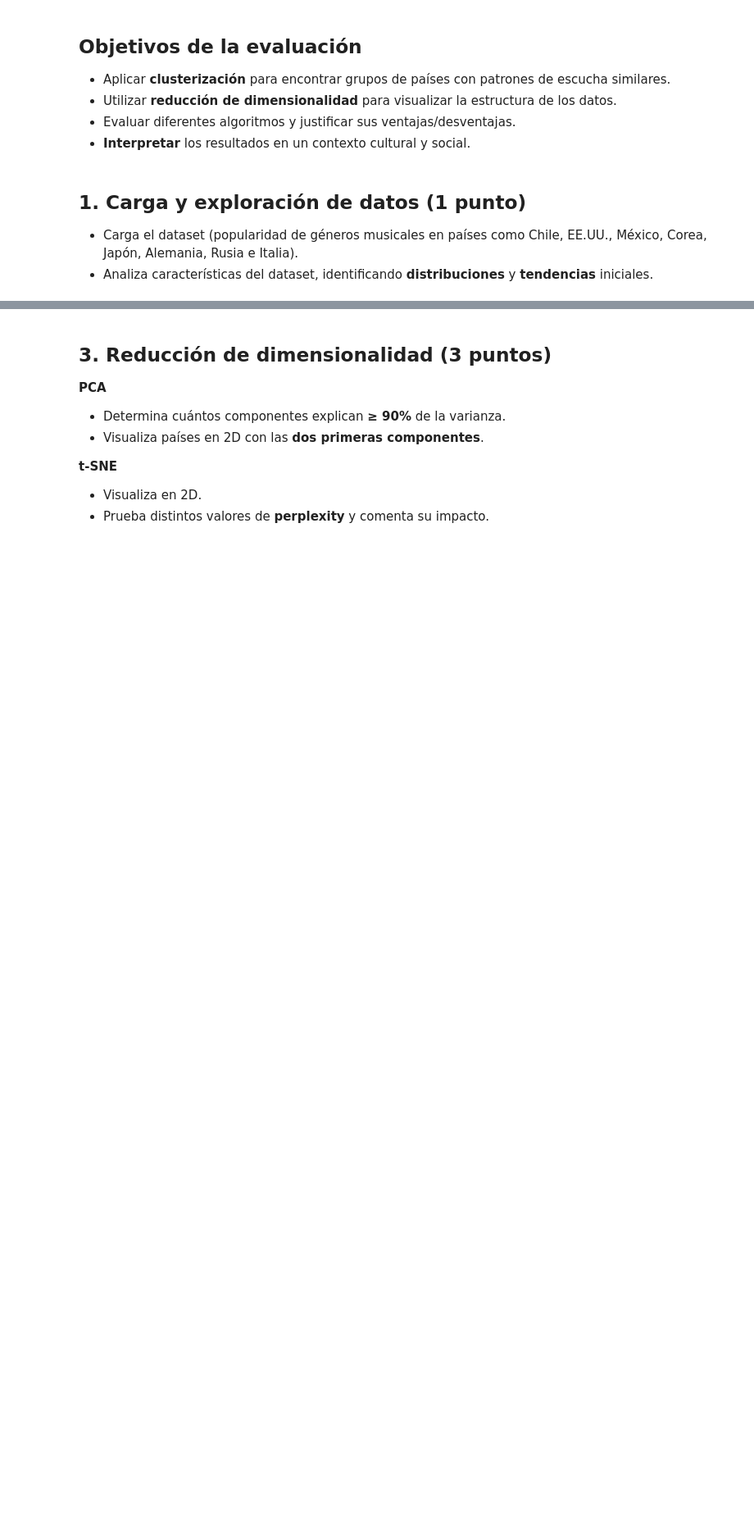
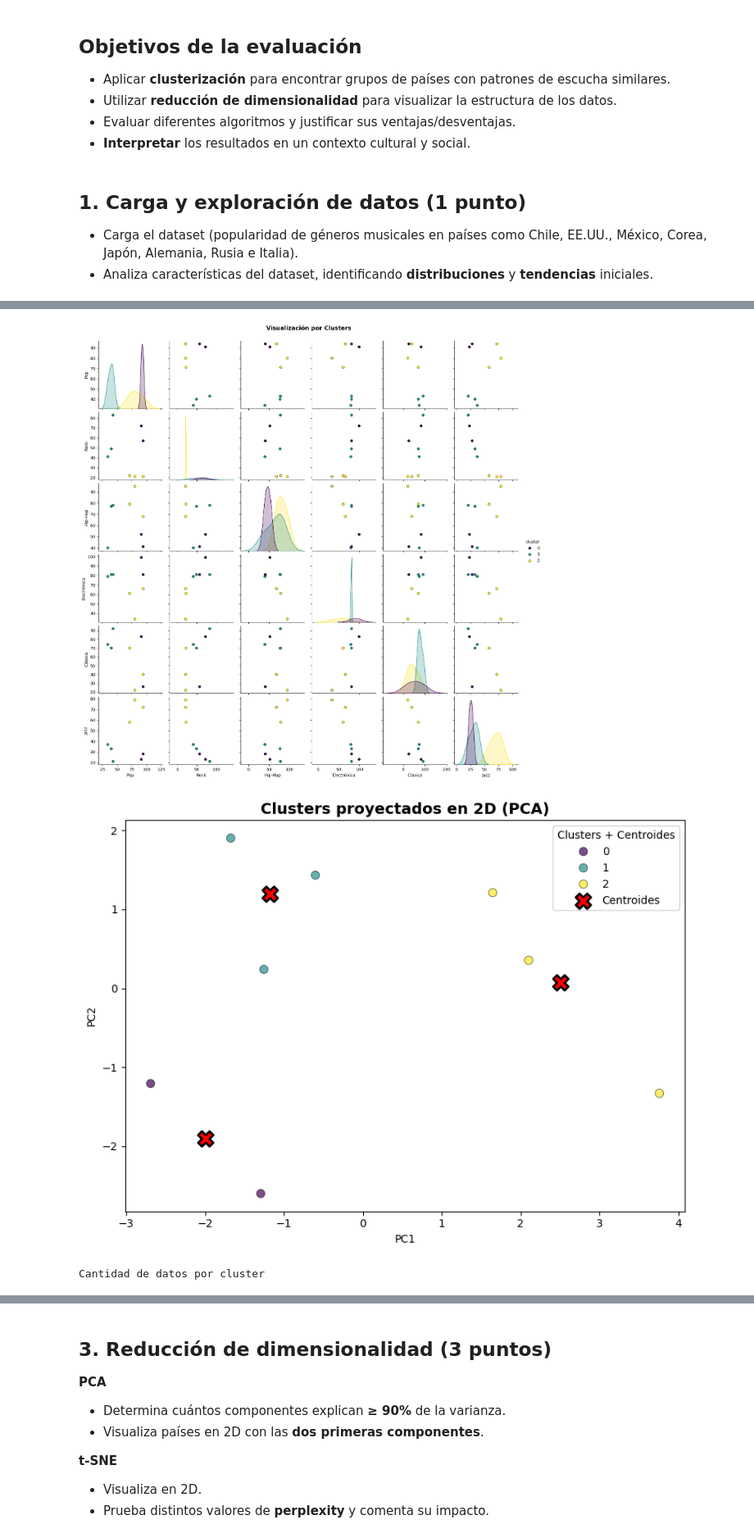
Before and after one commit to Mateo-canales-b/Ciencia_de_datos, a Jupyter notebook: M7/Ev_final_M7.ipynb, the cells around one changed output, grey strips where cells are left out. Shown at 82% size. Saved outputs shown, nothing was run; the diff lists cells and outputs as text; code cells hidden in the pictures; blank space fills up the shorter version.

```diff
--- a/M7/Ev_final_M7.ipynb
+++ b/M7/Ev_final_M7.ipynb
@@ -27,0 +606,16 @@ Trabajas en un centro de investigación de tendencias culturales y te encargan a
+# %%
+# Kmeans (k=3)
+res = run_kmeans_pipeline(
+    df=df,
+    k=3,
+    scale=True,
+    scaler="standard",
+    random_state=42,
+    show_pairplot=True,
+)
+
+tabla(res['df_with_clusters'].head())
+# %% [output]
+[figure, added]
+[figure, added]
+Cantidad de datos por cluster
```
Also changed, not shown: parts of 23 cells of this notebook.
